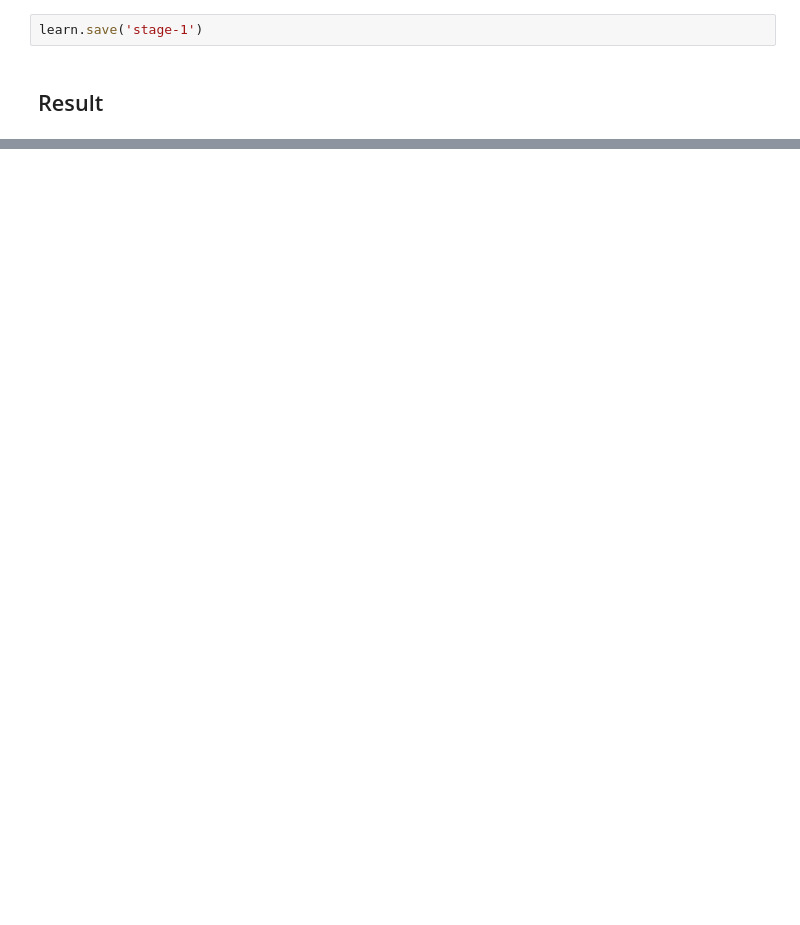
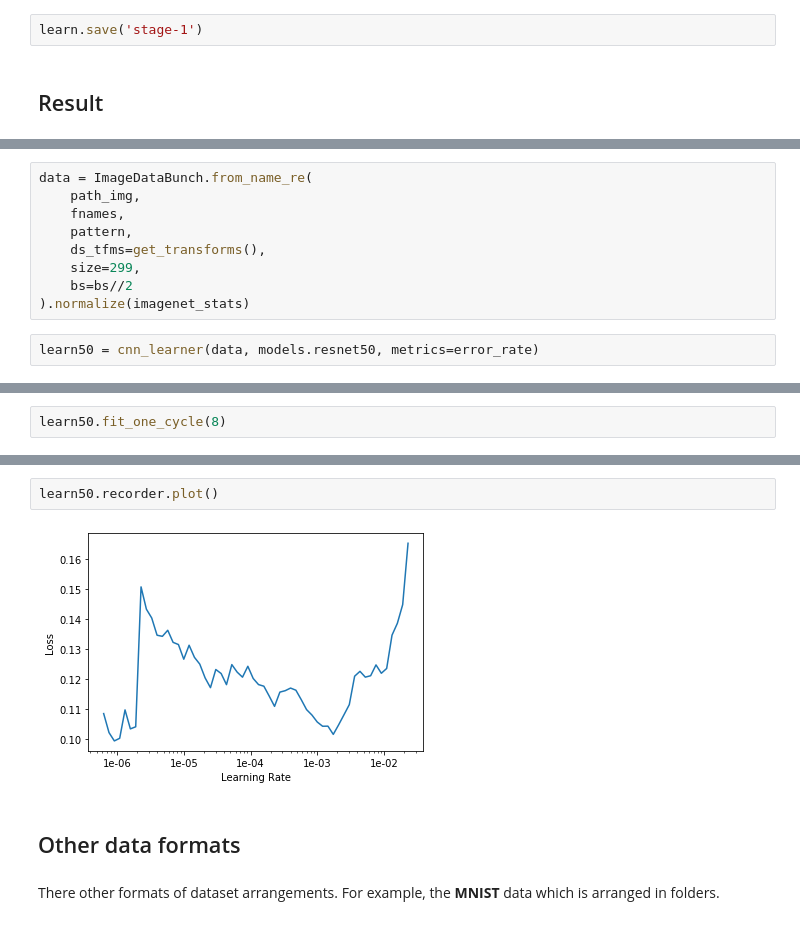
Before and after one commit to diditaditya/torchbox, a Jupyter notebook: nb/scratch/dl1/Lesson-1a.ipynb, the cells around one changed output, grey strips where cells are left out. Saved outputs shown, nothing was run; the diff lists cells and outputs as text; blank space fills up the shorter version.

```diff
--- a/nb/scratch/dl1/Lesson-1a.ipynb
+++ b/nb/scratch/dl1/Lesson-1a.ipynb
@@ -142,0 +250,11 @@ learn.save('stage-1')
+# %%
+data = ImageDataBunch.from_name_re(
+    path_img,
+    fnames,
+    pattern,
+    ds_tfms=get_transforms(),
+    size=299,
+    bs=bs//2
+).normalize(imagenet_stats)
+# %%
+learn50 = cnn_learner(data, models.resnet50, metrics=error_rate)
@@ -142,0 +263,2 @@ learn.save('stage-1')
+# %%
+learn50.fit_one_cycle(8)
@@ -142,0 +286,8 @@ learn.save('stage-1')
+# %%
+learn50.recorder.plot()
+# %% [output]
+[figure, added]
+# %% [markdown]
+## Other data formats
+# %% [markdown]
+There other formats of dataset arrangements. For example, the **MNIST** data which is arranged in folders.
```
Also changed, not shown: parts of 47 cells of this notebook, 2 other files.
